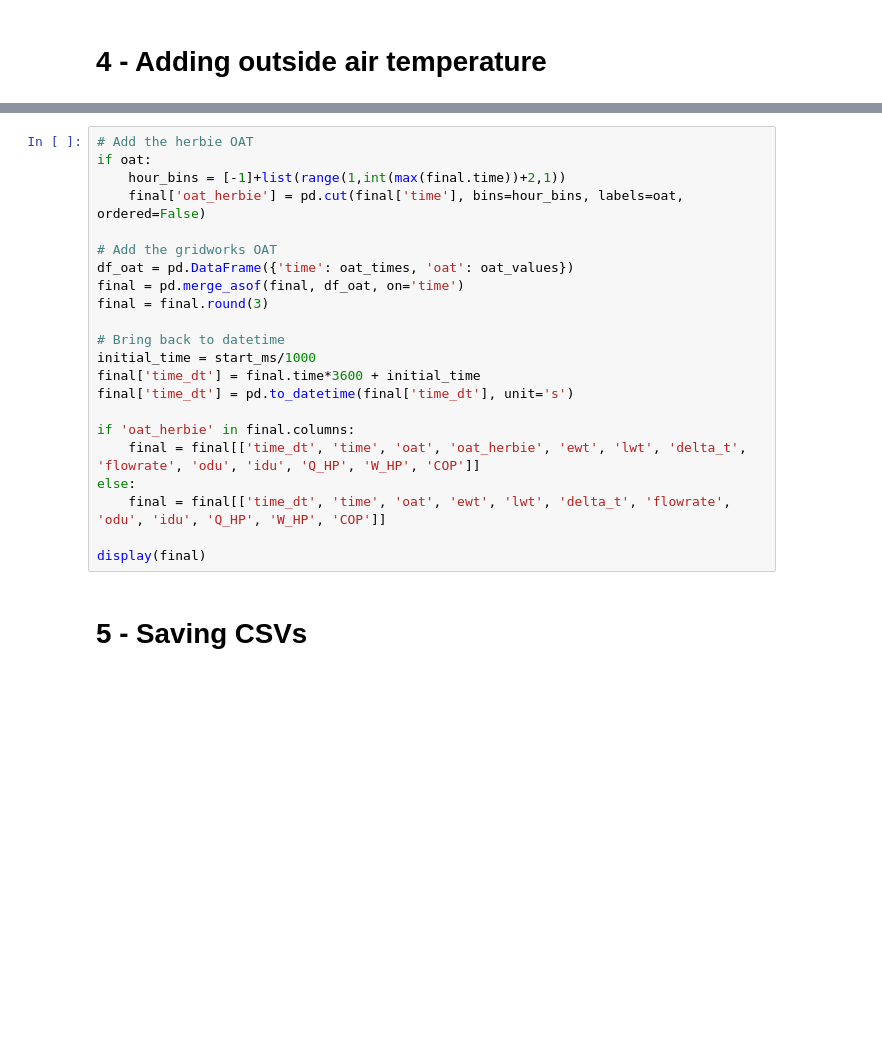
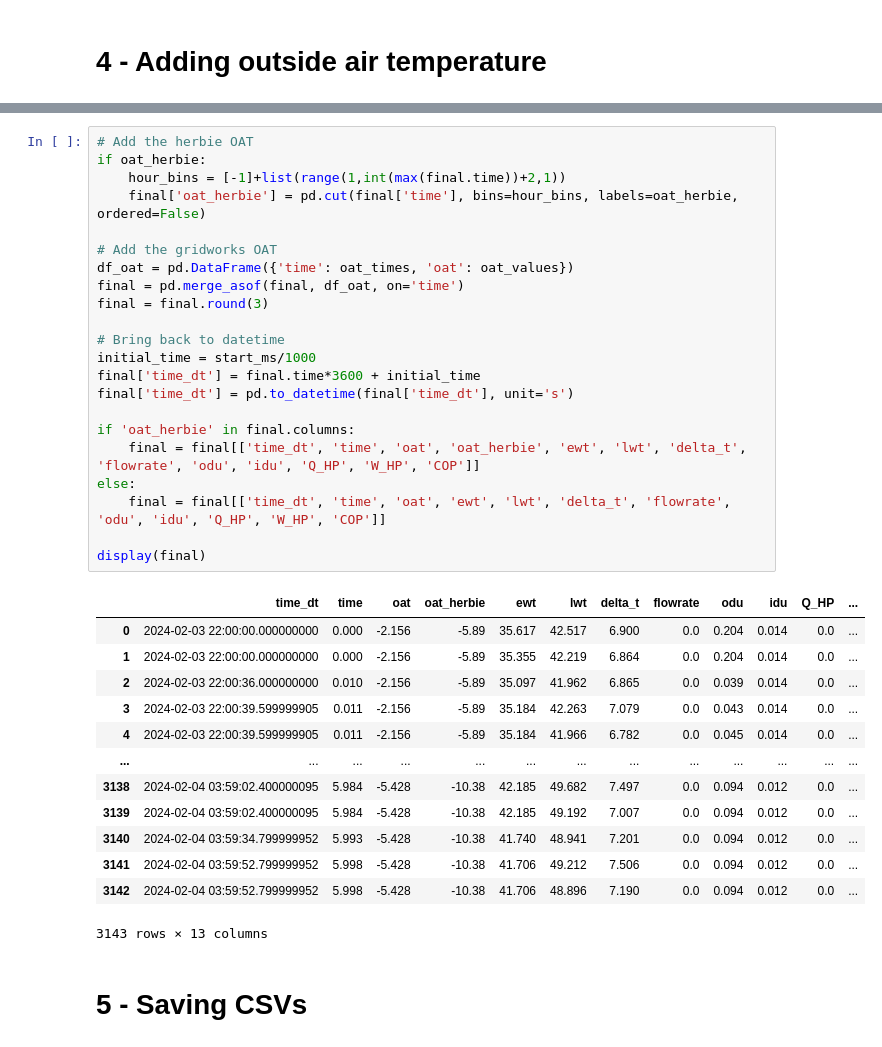
Before and after one commit to thegridelectric/gridworks-journalkeeper, a Jupyter notebook: src/gjk/data_processing/estimating_COP.ipynb, the cells around one changed output, grey strips where cells are left out. Drawn from its saved outputs; the diff is of its cells as text; blank space fills up the shorter version.

Commit message:
COP table generation

```diff
--- a/src/gjk/data_processing/estimating_COP.ipynb
+++ b/src/gjk/data_processing/estimating_COP.ipynb
@@ -262,25 +295,39 @@ except:
 # %%
 # Add the herbie OAT
-if oat:
+if oat_herbie:
     hour_bins = [-1]+list(range(1,int(max(final.time))+2,1))
-    final['oat_herbie'] = pd.cut(final['time'], bins=hour_bins, labels=oat, ordered=False)
+    final['oat_herbie'] = pd.cut(final['time'], bins=hour_bins, labels=oat_herbie, ordered=False)
 
 # Add the gridworks OAT
 df_oat = pd.DataFrame({'time': oat_times, 'oat': oat_values})
 final = pd.merge_asof(final, df_oat, on='time')
 final = final.round(3)
 
 # Bring back to datetime
 initial_time = start_ms/1000
 final['time_dt'] = final.time*3600 + initial_time
 final['time_dt'] = pd.to_datetime(final['time_dt'], unit='s')
 
 if 'oat_herbie' in final.columns:
     final = final[['time_dt', 'time', 'oat', 'oat_herbie', 'ewt', 'lwt', 'delta_t', 'flowrate', 'odu', 'idu', 'Q_HP', 'W_HP', 'COP']]
 else:
     final = final[['time_dt', 'time', 'oat', 'ewt', 'lwt', 'delta_t', 'flowrate', 'odu', 'idu', 'Q_HP', 'W_HP', 'COP']]
 
 display(final)
+# %% [output]
+|  | time_dt | time | oat | oat_herbie | ewt | lwt | delta_t | flowrate | odu | idu | Q_HP | ... |
+| 0 | 2024-02-03 22:00:00.000000000 | 0.000 | -2.156 | -5.89 | 35.617 | 42.517 | 6.900 | 0.0 | 0.204 | 0.014 | 0.0 | ... |
+| 1 | 2024-02-03 22:00:00.000000000 | 0.000 | -2.156 | -5.89 | 35.355 | 42.219 | 6.864 | 0.0 | 0.204 | 0.014 | 0.0 | ... |
+| 2 | 2024-02-03 22:00:36.000000000 | 0.010 | -2.156 | -5.89 | 35.097 | 41.962 | 6.865 | 0.0 | 0.039 | 0.014 | 0.0 | ... |
+| 3 | 2024-02-03 22:00:39.599999905 | 0.011 | -2.156 | -5.89 | 35.184 | 42.263 | 7.079 | 0.0 | 0.043 | 0.014 | 0.0 | ... |
+| 4 | 2024-02-03 22:00:39.599999905 | 0.011 | -2.156 | -5.89 | 35.184 | 41.966 | 6.782 | 0.0 | 0.045 | 0.014 | 0.0 | ... |
+| ... | ... | ... | ... | ... | ... | ... | ... | ... | ... | ... | ... | ... |
+| 3138 | 2024-02-04 03:59:02.400000095 | 5.984 | -5.428 | -10.38 | 42.185 | 49.682 | 7.497 | 0.0 | 0.094 | 0.012 | 0.0 | ... |
+| 3139 | 2024-02-04 03:59:02.400000095 | 5.984 | -5.428 | -10.38 | 42.185 | 49.192 | 7.007 | 0.0 | 0.094 | 0.012 | 0.0 | ... |
+| 3140 | 2024-02-04 03:59:34.799999952 | 5.993 | -5.428 | -10.38 | 41.740 | 48.941 | 7.201 | 0.0 | 0.094 | 0.012 | 0.0 | ... |
+| 3141 | 2024-02-04 03:59:52.799999952 | 5.998 | -5.428 | -10.38 | 41.706 | 49.212 | 7.506 | 0.0 | 0.094 | 0.012 | 0.0 | ... |
+| 3142 | 2024-02-04 03:59:52.799999952 | 5.998 | -5.428 | -10.38 | 41.706 | 48.896 | 7.190 | 0.0 | 0.094 | 0.012 | 0.0 | ... |
+3143 rows × 13 columns
 # %% [markdown]
 # 5 - Saving CSVs
 # %%
```
Also changed, not shown: parts of 10 cells of this notebook.
